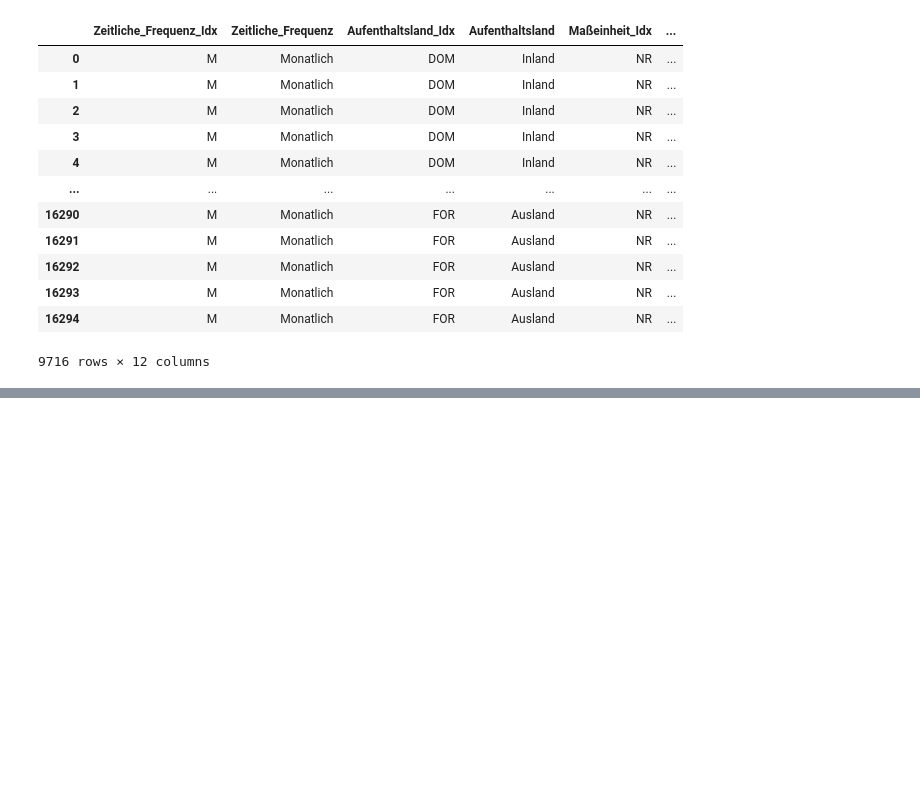
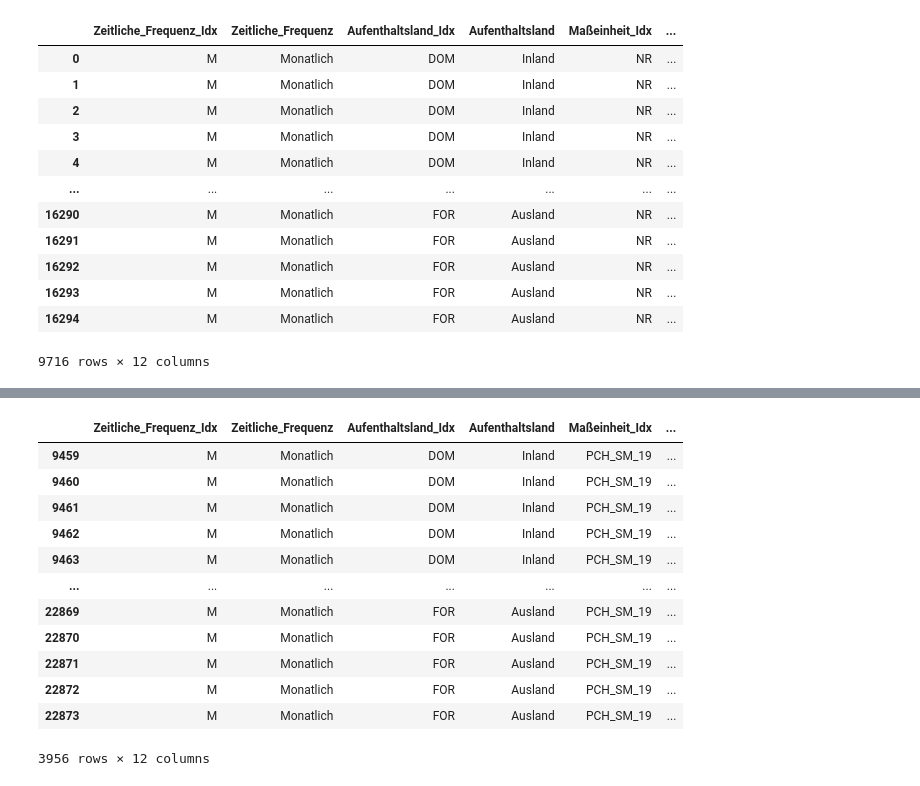
Before and after one commit to predragt565/datascience-abschlussprojekt, a Jupyter notebook: data/estat_tour_overnight_stays_eu10.ipynb, the cells around one changed output, grey strips where cells are left out. Drawn from its saved outputs; the diff is of its cells as text; code cells hidden in the pictures; blank space fills up the shorter version.

```diff
--- a/data/estat_tour_overnight_stays_eu10.ipynb
+++ b/data/estat_tour_overnight_stays_eu10.ipynb
@@ -154,0 +158,16 @@ display(df_pct)
+# %%
+display(df_pch_sm_19)
+# %% [output]
+|  | Zeitliche_Frequenz_Idx | Zeitliche_Frequenz | Aufenthaltsland_Idx | Aufenthaltsland | Maßeinheit_Idx | ... |
+| 9459 | M | Monatlich | DOM | Inland | PCH_SM_19 | ... |
+| 9460 | M | Monatlich | DOM | Inland | PCH_SM_19 | ... |
+| 9461 | M | Monatlich | DOM | Inland | PCH_SM_19 | ... |
+| 9462 | M | Monatlich | DOM | Inland | PCH_SM_19 | ... |
+| 9463 | M | Monatlich | DOM | Inland | PCH_SM_19 | ... |
+| ... | ... | ... | ... | ... | ... | ... |
+| 22869 | M | Monatlich | FOR | Ausland | PCH_SM_19 | ... |
+| 22870 | M | Monatlich | FOR | Ausland | PCH_SM_19 | ... |
+| 22871 | M | Monatlich | FOR | Ausland | PCH_SM_19 | ... |
+| 22872 | M | Monatlich | FOR | Ausland | PCH_SM_19 | ... |
+| 22873 | M | Monatlich | FOR | Ausland | PCH_SM_19 | ... |
+3956 rows × 12 columns
```
Also changed, not shown: parts of 13 cells of this notebook, 1 other file.
